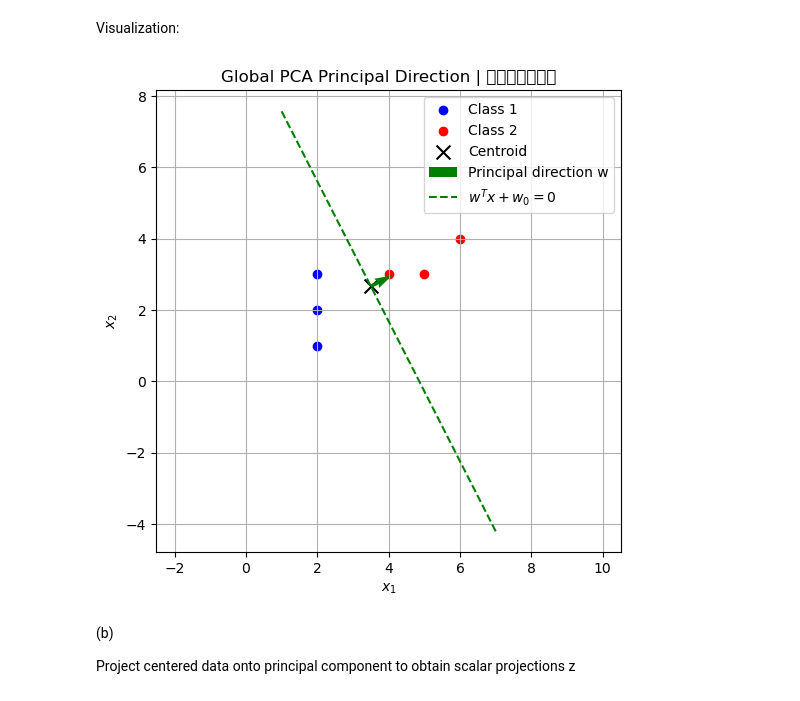
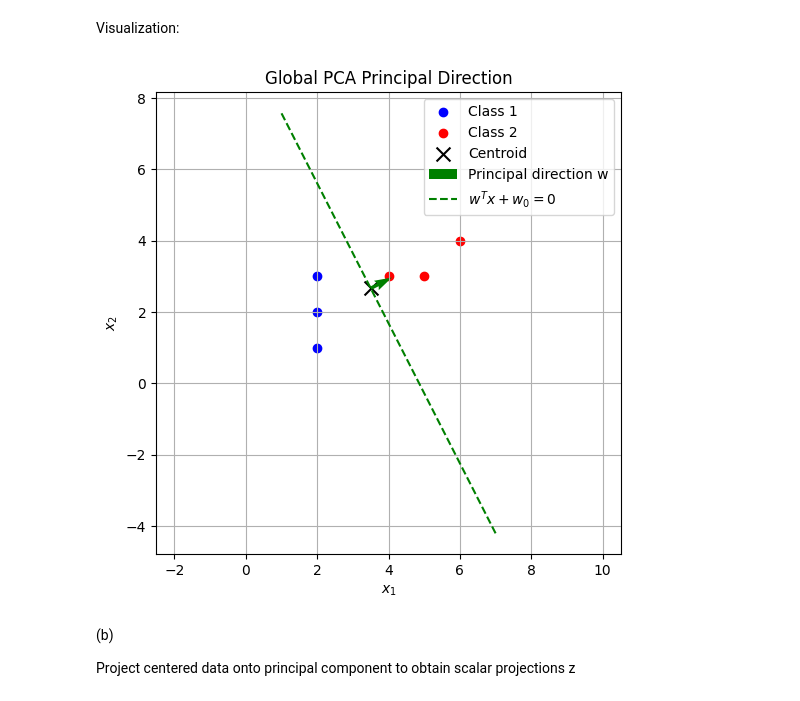
Before and after one commit to inwt2333/HomeWork, a Jupyter notebook: Machine Learning/ML_homework/Problem7/Problem7_1.ipynb, the cells around one changed output. Drawn from its saved outputs; the diff is of its cells as text; code cells hidden in the pictures.

```diff
--- a/Machine Learning/ML_homework/Problem7/Problem7_1.ipynb
+++ b/Machine Learning/ML_homework/Problem7/Problem7_1.ipynb
@@ -63,27 +63,27 @@ Visualization:
 # %%
 plt.figure(figsize=(6, 6))
 # Plot data points of both classes
 plt.scatter(c1[:, 0], c1[:, 1], color='blue', label='Class 1')
 plt.scatter(c2[:, 0], c2[:, 1], color='red', label='Class 2')
 # Plot centroid
 plt.scatter(*centroid, color='black', marker='x', s=100, label='Centroid')
 # Plot the principal direction vector
 plt.quiver(centroid[0], centroid[1], principal_direction[0], principal_direction[1],
            angles='xy', scale_units='xy', scale=1.5, color='green', label='Principal direction w')
 # Plot the line passing through the centroid
 x_vals = np.linspace(1, 7, 100)
 y_vals = -(principal_direction[0] * x_vals + w0) / principal_direction[1]
 plt.plot(x_vals, y_vals, 'g--', label=r'$w^T x + w_0 = 0$')
 # Plot settings
 plt.xlabel('$x_1$')
 plt.ylabel('$x_2$')
 plt.axis('equal')
 plt.legend()
 plt.grid(True)
-plt.title("Global PCA Principal Direction | 全局主成分方向")
+plt.title("Global PCA Principal Direction")
 plt.show()
 # %% [output]
-[figure, old version]
+[figure, new version]
 # %% [markdown]
 (b)
 
```
Also changed, not shown: parts of 4 cells of this notebook, 25 other files.
